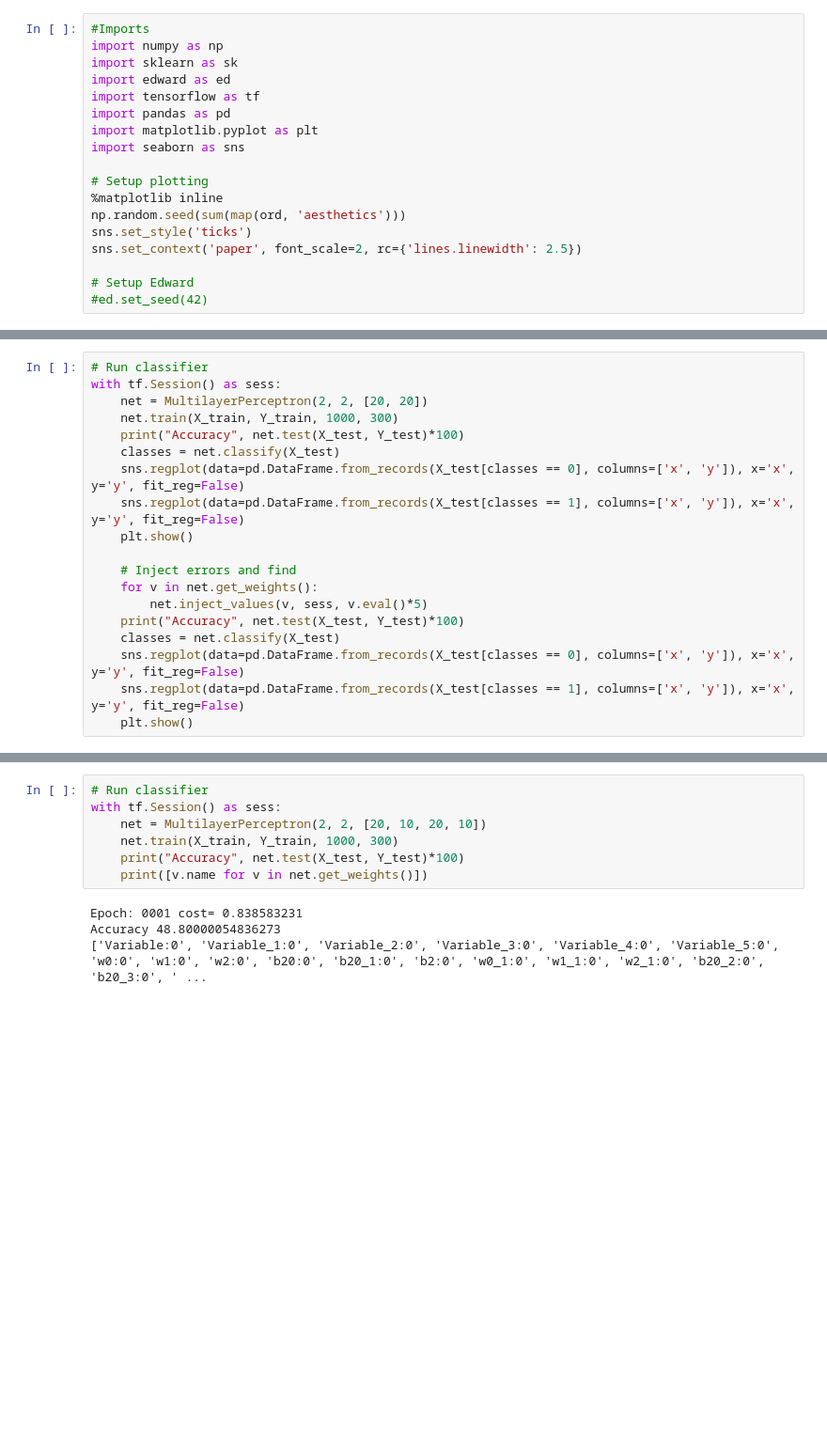
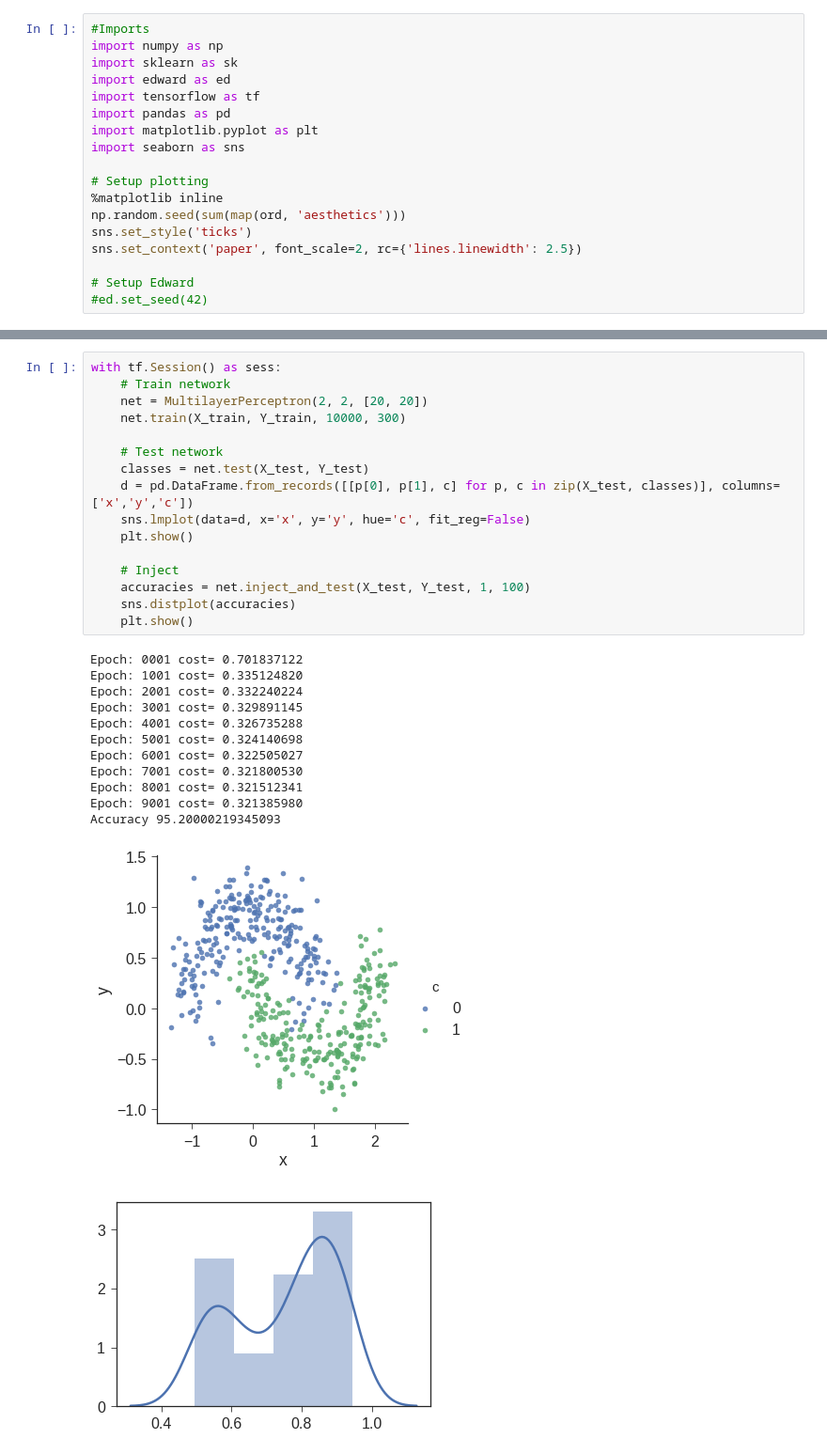
Before and after one commit to CSLDepend/AVFI, a Jupyter notebook: FaultLocalization.ipynb, the cells around one changed output, grey strips where cells are left out. Shown: that part at 94% size. Drawn from its saved outputs; the diff is of its cells as text; blank space fills up the shorter version.

Commit message:
NN Injections using BNNs

```diff
--- a/FaultLocalization.ipynb
+++ b/FaultLocalization.ipynb
@@ -78,21 +108,2 @@ class MultilayerPerceptron:
         op = tf.assign(var, value)
         session.run(op)
-# %%
-# Run classifier
-with tf.Session() as sess:
-    net = MultilayerPerceptron(2, 2, [20, 20])
-    net.train(X_train, Y_train, 1000, 300)
-    print("Accuracy", net.test(X_test, Y_test)*100)
-    classes = net.classify(X_test)
-    sns.regplot(data=pd.DataFrame.from_records(X_test[classes == 0], columns=['x', 'y']), x='x', y='y', fit_reg=False)
-    sns.regplot(data=pd.DataFrame.from_records(X_test[classes == 1], columns=['x', 'y']), x='x', y='y', fit_reg=False)
-    plt.show()
-
-    # Inject errors and find
-    for v in net.get_weights():
-        net.inject_values(v, sess, v.eval()*5)
-    print("Accuracy", net.test(X_test, Y_test)*100)
-    classes = net.classify(X_test)
-    sns.regplot(data=pd.DataFrame.from_records(X_test[classes == 0], columns=['x', 'y']), x='x', y='y', fit_reg=False)
-    sns.regplot(data=pd.DataFrame.from_records(X_test[classes == 1], columns=['x', 'y']), x='x', y='y', fit_reg=False)
-    plt.show()
@@ -105,11 +110,30 @@ Accuracy 94.40000057220459
-# %%
-# Run classifier
-with tf.Session() as sess:
-    net = MultilayerPerceptron(2, 2, [20, 10, 20, 10])
-    net.train(X_train, Y_train, 1000, 300)
-    print("Accuracy", net.test(X_test, Y_test)*100)
-    print([v.name for v in net.get_weights()])
-# %% [output]
-Epoch: 0001 cost= 0.838583231
-Accuracy 48.80000054836273
-['Variable:0', 'Variable_1:0', 'Variable_2:0', 'Variable_3:0', 'Variable_4:0', 'Variable_5:0', 'w0:0', 'w1:0', 'w2:0', 'b20:0', 'b20_1:0', 'b2:0', 'w0_1:0', 'w1_1:0', 'w2_1:0', 'b20_2:0', 'b20_3:0', ' ...
+# %%
+with tf.Session() as sess:
+    # Train network
+    net = MultilayerPerceptron(2, 2, [20, 20])
+    net.train(X_train, Y_train, 10000, 300)
+
+    # Test network
+    classes = net.test(X_test, Y_test)
+    d = pd.DataFrame.from_records([[p[0], p[1], c] for p, c in zip(X_test, classes)], columns=['x','y','c'])
+    sns.lmplot(data=d, x='x', y='y', hue='c', fit_reg=False)
+    plt.show()
+
+    # Inject
+    accuracies = net.inject_and_test(X_test, Y_test, 1, 100)
+    sns.distplot(accuracies)
+    plt.show()
+# %% [output]
+Epoch: 0001 cost= 0.701837122
+Epoch: 1001 cost= 0.335124820
+Epoch: 2001 cost= 0.332240224
+Epoch: 3001 cost= 0.329891145
+Epoch: 4001 cost= 0.326735288
+Epoch: 5001 cost= 0.324140698
+Epoch: 6001 cost= 0.322505027
+Epoch: 7001 cost= 0.321800530
+Epoch: 8001 cost= 0.321512341
+Epoch: 9001 cost= 0.321385980
+Accuracy 95.20000219345093
+[figure, added]
+[figure, added]
```
Also changed, not shown: parts of 3 cells of this notebook.
